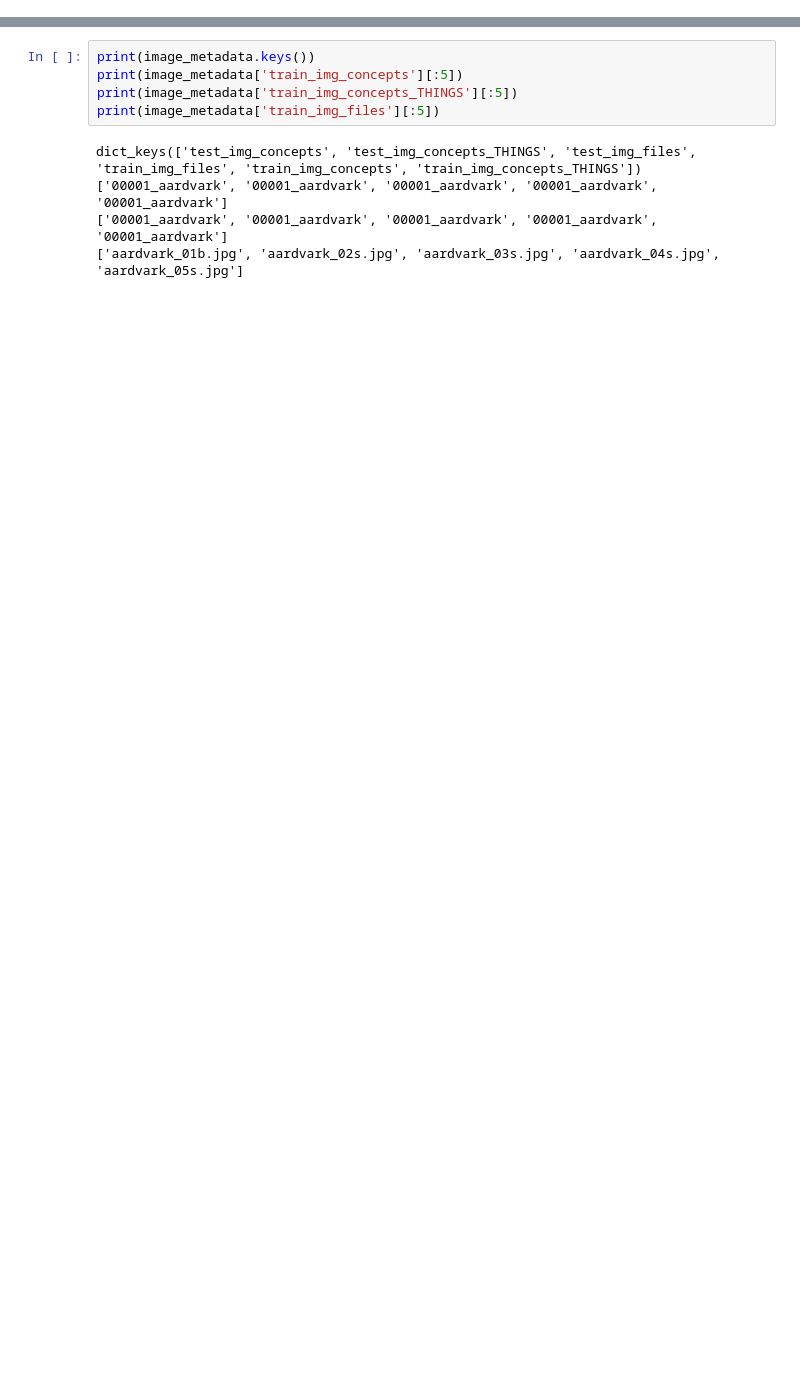
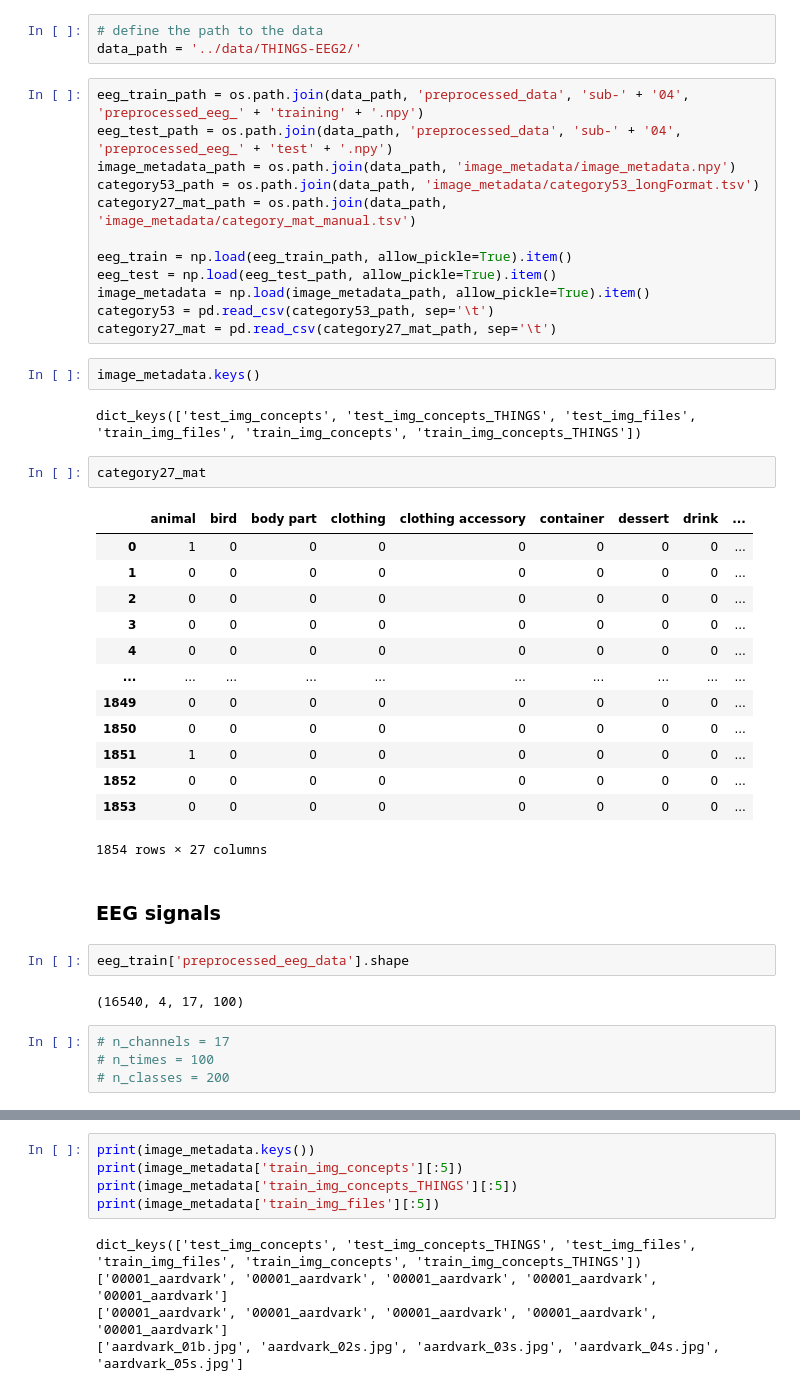
Before and after one commit to gianscuri/Brain-to-Image, a Jupyter notebook: scripts/Classification_THINGS-EEG2.ipynb, the cells around one changed output, grey strips where cells are left out. Saved outputs shown, nothing was run; the diff lists cells and outputs as text; blank space fills up the shorter version.

```diff
--- a/scripts/Classification_THINGS-EEG2.ipynb
+++ b/scripts/Classification_THINGS-EEG2.ipynb
@@ -31,0 +44,45 @@ eeg_data_test = np.load(eeg_dir_test, allow_pickle=True).item()
+# %%
+# define the path to the data
+data_path = '../data/THINGS-EEG2/'
+# %%
+eeg_train_path = os.path.join(data_path, 'preprocessed_data', 'sub-' + '04', 'preprocessed_eeg_' + 'training' + '.npy')
+eeg_test_path = os.path.join(data_path, 'preprocessed_data', 'sub-' + '04', 'preprocessed_eeg_' + 'test' + '.npy')
+image_metadata_path = os.path.join(data_path, 'image_metadata/image_metadata.npy')
+category53_path = os.path.join(data_path, 'image_metadata/category53_longFormat.tsv')
+category27_mat_path = os.path.join(data_path, 'image_metadata/category_mat_manual.tsv')
+
+eeg_train = np.load(eeg_train_path, allow_pickle=True).item()
+eeg_test = np.load(eeg_test_path, allow_pickle=True).item()
+image_metadata = np.load(image_metadata_path, allow_pickle=True).item()
+category53 = pd.read_csv(category53_path, sep='\t')
+category27_mat = pd.read_csv(category27_mat_path, sep='\t')
+# %%
+image_metadata.keys()
+# %% [output]
+dict_keys(['test_img_concepts', 'test_img_concepts_THINGS', 'test_img_files', 'train_img_files', 'train_img_concepts', 'train_img_concepts_THINGS'])
+# %%
+category27_mat
+# %% [output]
+|  | animal | bird | body part | clothing | clothing accessory | container | dessert | drink | ... |
+| 0 | 1 | 0 | 0 | 0 | 0 | 0 | 0 | 0 | ... |
+| 1 | 0 | 0 | 0 | 0 | 0 | 0 | 0 | 0 | ... |
+| 2 | 0 | 0 | 0 | 0 | 0 | 0 | 0 | 0 | ... |
+| 3 | 0 | 0 | 0 | 0 | 0 | 0 | 0 | 0 | ... |
+| 4 | 0 | 0 | 0 | 0 | 0 | 0 | 0 | 0 | ... |
+| ... | ... | ... | ... | ... | ... | ... | ... | ... | ... |
+| 1849 | 0 | 0 | 0 | 0 | 0 | 0 | 0 | 0 | ... |
+| 1850 | 0 | 0 | 0 | 0 | 0 | 0 | 0 | 0 | ... |
+| 1851 | 1 | 0 | 0 | 0 | 0 | 0 | 0 | 0 | ... |
+| 1852 | 0 | 0 | 0 | 0 | 0 | 0 | 0 | 0 | ... |
+| 1853 | 0 | 0 | 0 | 0 | 0 | 0 | 0 | 0 | ... |
+1854 rows × 27 columns
+# %% [markdown]
+### EEG signals
+# %%
+eeg_train['preprocessed_eeg_data'].shape
+# %% [output]
+(16540, 4, 17, 100)
+# %%
+# n_channels = 17
+# n_times = 100
+# n_classes = 200
```
Also changed, not shown: parts of 59 cells of this notebook, 3 other files.
